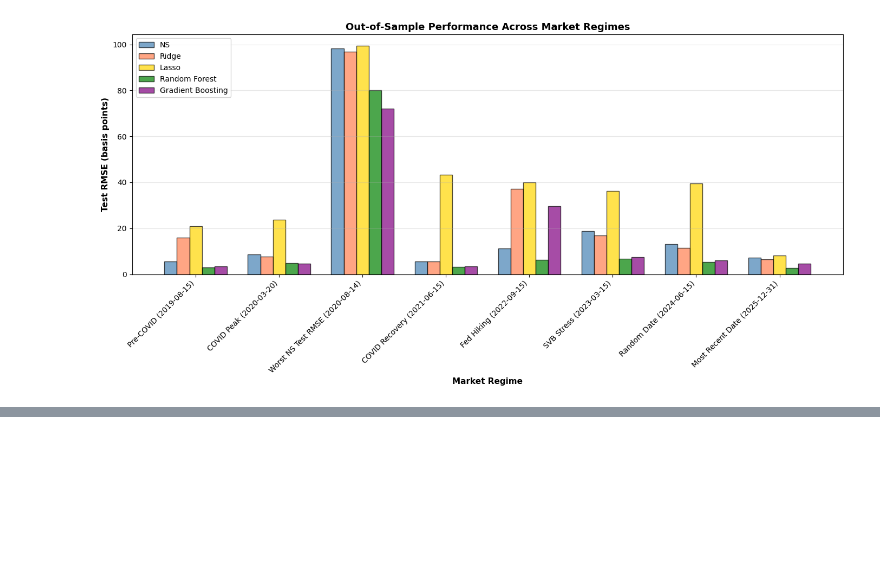
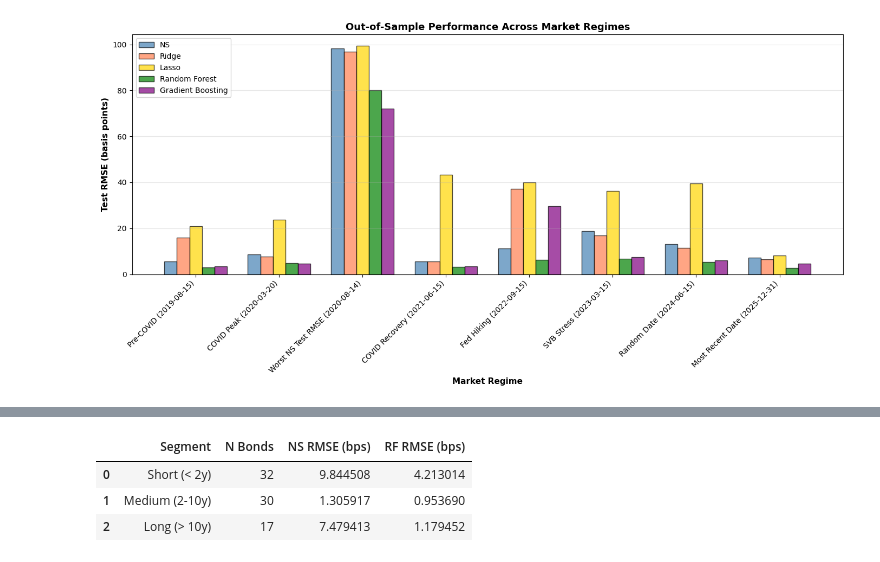
Before and after one commit to AdithSrinivasan/treasury-curve-models, a Jupyter notebook: fitting_yield_curves.ipynb, the cells around one changed output, grey strips where cells are left out. Saved outputs shown, nothing was run; the diff lists cells and outputs as text; code cells hidden in the pictures; blank space fills up the shorter version.

```diff
--- a/fitting_yield_curves.ipynb
+++ b/fitting_yield_curves.ipynb
@@ -1636,0 +1744,80 @@ Overall Method Winner Count Across Regimes
+# %%
+# Prepare test arrays
+tau_test_all = test_cs_segmented[PANEL_TTM_COL].to_numpy()
+y_test_all = test_cs_segmented[PANEL_YTM_COL].to_numpy()
+cpn_test_all = test_cs_segmented[PANEL_CPN_COL].to_numpy()
+
+# Nelson-Siegel predictions
+y_test_pred_ns = ns_yield(
+    tau_test_all,
+    ns_train.beta0,
+    ns_train.beta1,
+    ns_train.beta2,
+    ns_train.lam,
+)
+
+# Machine learning features
+X_test_all = create_ml_features(
+    tau_test_all, cpn=cpn_test_all, degree=3, include_ns_features=True
+)
+
+# Predict yields with ML models
+y_test_pred_ridge = ridge_result.model.predict(X_test_all)
+y_test_pred_rf = rf_result.model.predict(X_test_all)
+
+# Augment test dataframe with predictions and residuals
+test_cs_segmented = test_cs_segmented.copy()
+test_cs_segmented["y_true"] = y_test_all
+test_cs_segmented["y_pred_ns"] = y_test_pred_ns
+test_cs_segmented["y_pred_ridge"] = y_test_pred_ridge
+test_cs_segmented["y_pred_rf"] = y_test_pred_rf
+test_cs_segmented["resid_ns"] = y_test_all - y_test_pred_ns
+test_cs_segmented["resid_ridge"] = y_test_all - y_test_pred_ridge
+test_cs_segmented["resid_rf"] = y_test_all - y_test_pred_rf
+
+def segment_rmse_analysis(df: pd.DataFrame, methods: list[str]) -> pd.DataFrame:
+    """
+    Calculate RMSE by maturity segment for given methods.
+    """
+    segments = ['Short (< 2y)', 'Medium (2-10y)', 'Long (> 10y)']
+    results = []
+    for segment in segments:
+        segment_df = df[df["maturity_segment"] == segment]
+        if segment_df.empty:
+            continue
+        row = {
+            "Segment": segment,
+            "N Bonds": len(segment_df),
+        }
+        y_true = segment_df["y_true"].values
+        for method in methods:
+            y_pred = segment_df[f"y_pred_{method}"].values
+            row[f"{method.upper()} RMSE (bps)"] = rmse_bps(y_true, y_pred)
+        results.append(row)
+    return pd.DataFrame(results)
+
+methods_to_compare = ["ns", "rf"]
+segment_rmse_df = segment_rmse_analysis(test_cs_segmented, methods_to_compare)
+
+# Also calculate the RMSE on all segments combined for each method (i.e., whole test set)
+overall_rmse_results = []
+n_bonds_all = len(test_cs_segmented)
+row = {"Segment": "All (combined)", "N Bonds": n_bonds_all}
+for method in methods_to_compare:
+    y_pred_all = test_cs_segmented[f"y_pred_{method}"].values
+    row[f"{method.upper()} RMSE (bps)"] = rmse_bps(test_cs_segmented["y_true"].values, y_pred_all)
+overall_rmse_results.append(row)
+overall_rmse_df = pd.DataFrame(overall_rmse_results)
+
+# Display segment-specific RMSE table
+segment_rmse_df_styled = segment_rmse_df.style.set_caption(
+    f"Segment-specific RMSE (bps) on test set — {one_date.date()}"
+)
+display(segment_rmse_df_styled)
+
+# Display combined RMSE for all segments
+overall_rmse_df_styled = overall_rmse_df.style.set_caption(
+    f"Global RMSE (bps) on test set (all segments combined) — {one_date.date()}"
+)
+display(overall_rmse_df_styled)
+# %% [output]
@@ -1636,0 +1825,4 @@ Overall Method Winner Count Across Regimes
+|  | Segment | N Bonds | NS RMSE (bps) | RF RMSE (bps) |
+| 0 | Short (< 2y) | 32 | 9.844508 | 4.213014 |
+| 1 | Medium (2-10y) | 30 | 1.305917 | 0.953690 |
+| 2 | Long (> 10y) | 17 | 7.479413 | 1.179452 |
```
Also changed, not shown: parts of 11 cells of this notebook.
